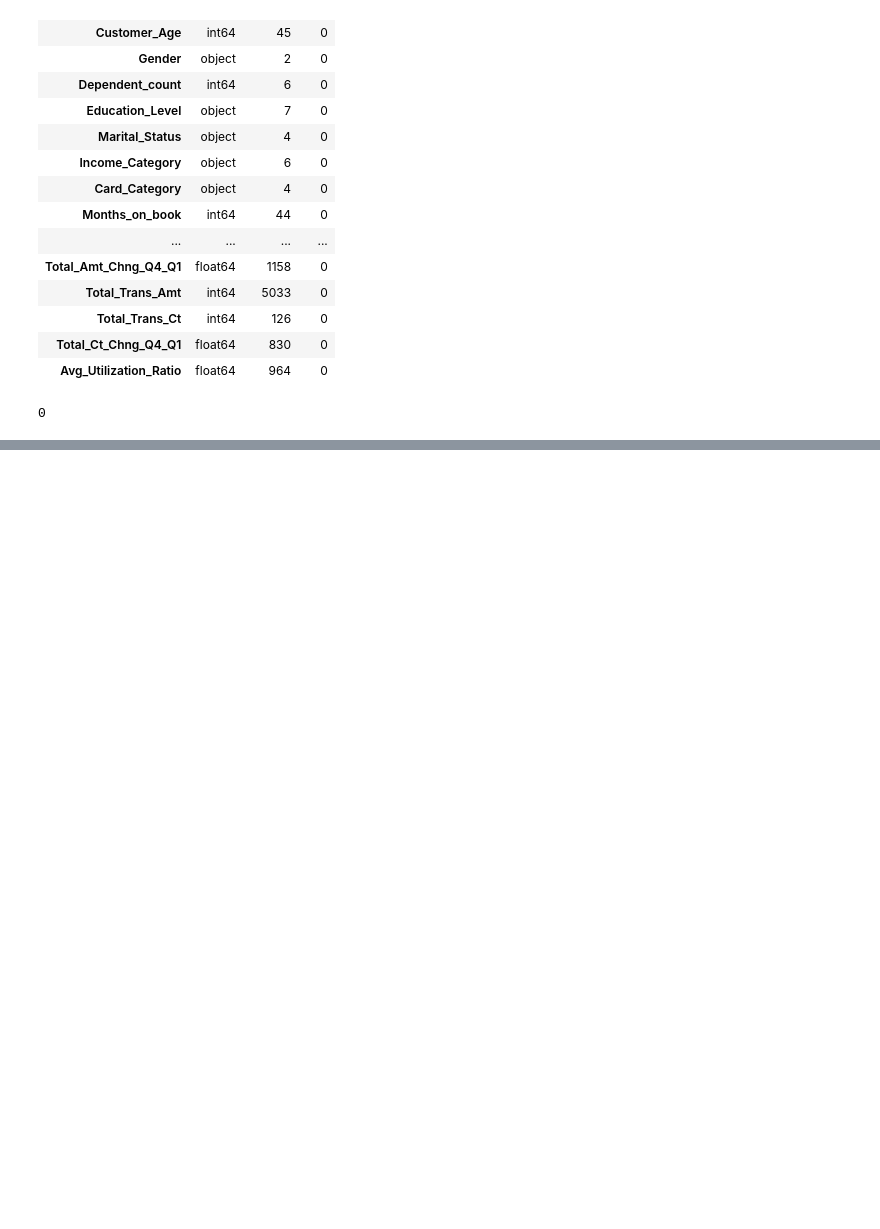
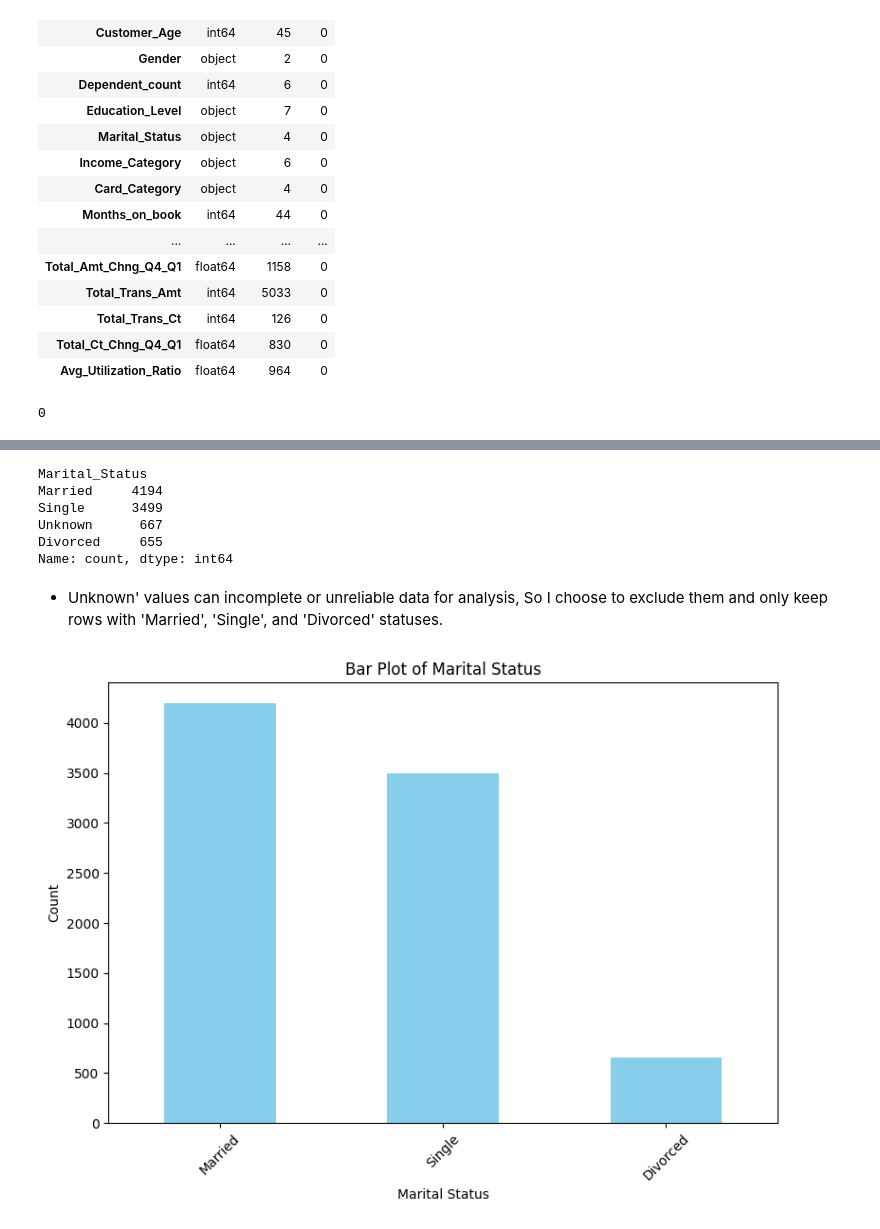
Before and after one commit to Anshv99/Credit_Card_Customer_Analysis, a Jupyter notebook: Main.ipynb, the cells around one changed output, grey strips where cells are left out. Drawn from its saved outputs; the diff is of its cells as text; code cells hidden in the pictures; blank space fills up the shorter version.

```diff
--- a/Main.ipynb
+++ b/Main.ipynb
@@ -108,0 +164,26 @@ df = df.drop(columns=['CLIENTNUM'])
+# %%
+#Check Marital_Status values
+df['Marital_Status'].value_counts()
+# %% [output]
+Marital_Status
+Married     4194
+Single      3499
+Unknown      667
+Divorced     655
+Name: count, dtype: int64
+# %% [markdown]
+- Unknown' values can incomplete or unreliable data for analysis, So I choose to exclude them and only keep rows with 'Married', 'Single', and 'Divorced' statuses.
+# %%
+df = df[df['Marital_Status'] != 'Unknown']
+# %%
+# Create a bar plot
+plt.figure(figsize=(8, 6))
+df['Marital_Status'].value_counts().plot(kind='bar', color='skyblue')
+plt.title('Bar Plot of Marital Status')
+plt.xlabel('Marital Status')
+plt.ylabel('Count')
+plt.xticks(rotation=45)  # Rotate x-axis labels for better readability
+plt.tight_layout()
+plt.show()
+# %% [output]
+[figure, added]
```
Also changed, not shown: parts of 14 cells of this notebook.
